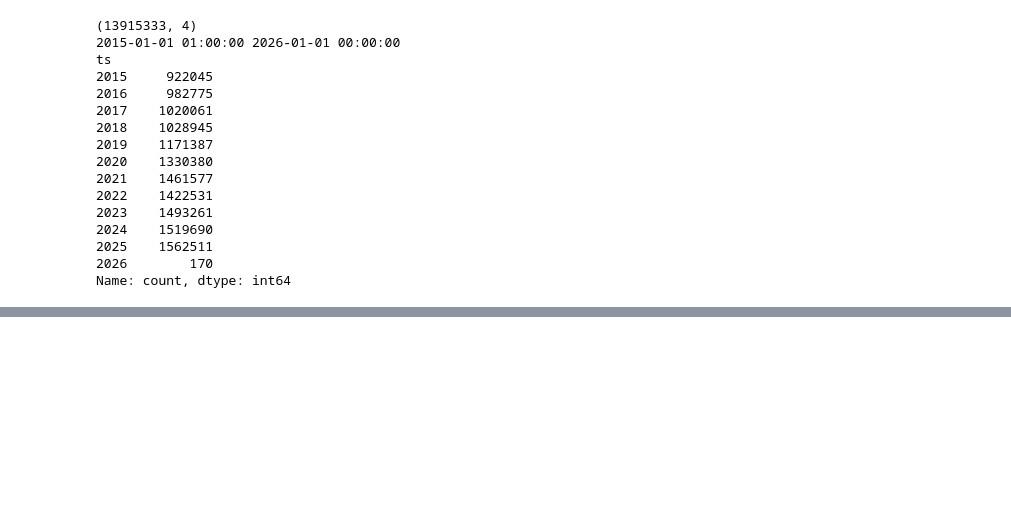
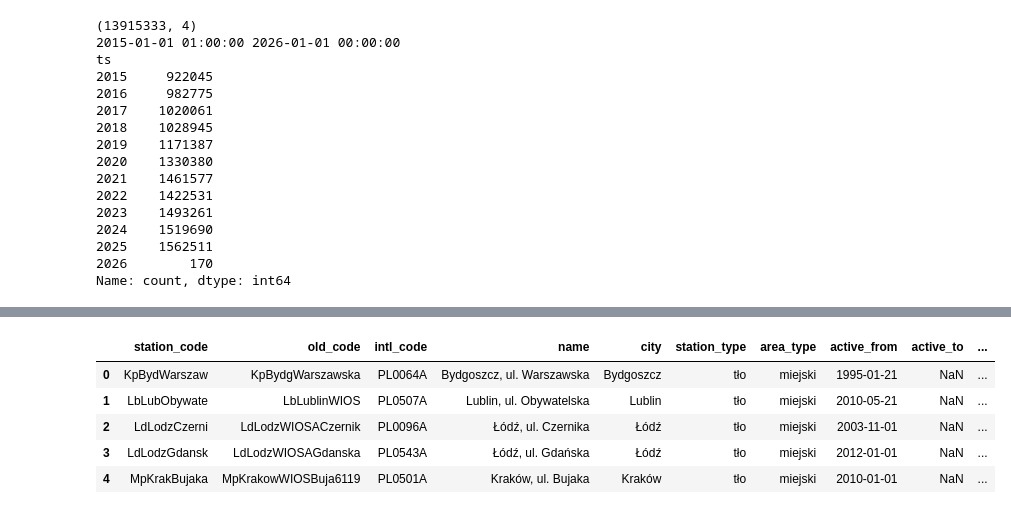
Before and after one commit to KardaszS/poland-air-quality, a Jupyter notebook: notebooks/01_exploration.ipynb, the cells around one changed output, grey strips where cells are left out. Saved outputs shown, nothing was run; the diff lists cells and outputs as text; code cells hidden in the pictures; blank space fills up the shorter version.

```diff
--- a/notebooks/01_exploration.ipynb
+++ b/notebooks/01_exploration.ipynb
@@ -422,0 +432,10 @@ Name: count, dtype: int64
+# %%
+stations = pd.read_csv('../data/reference/stations.csv')
+stations.head()
+# %% [output]
+|  | station_code | old_code | intl_code | name | city | station_type | area_type | active_from | active_to | ... |
+| 0 | KpBydWarszaw | KpBydgWarszawska | PL0064A | Bydgoszcz, ul. Warszawska | Bydgoszcz | tło | miejski | 1995-01-21 | NaN | ... |
+| 1 | LbLubObywate | LbLublinWIOS | PL0507A | Lublin, ul. Obywatelska | Lublin | tło | miejski | 2010-05-21 | NaN | ... |
+| 2 | LdLodzCzerni | LdLodzWIOSACzernik | PL0096A | Łódź, ul. Czernika | Łódź | tło | miejski | 2003-11-01 | NaN | ... |
+| 3 | LdLodzGdansk | LdLodzWIOSAGdanska | PL0543A | Łódź, ul. Gdańska | Łódź | tło | miejski | 2012-01-01 | NaN | ... |
+| 4 | MpKrakBujaka | MpKrakowWIOSBuja6119 | PL0501A | Kraków, ul. Bujaka | Kraków | tło | miejski | 2010-01-01 | NaN | ... |
```
Also changed, not shown: parts of 10 cells of this notebook.
